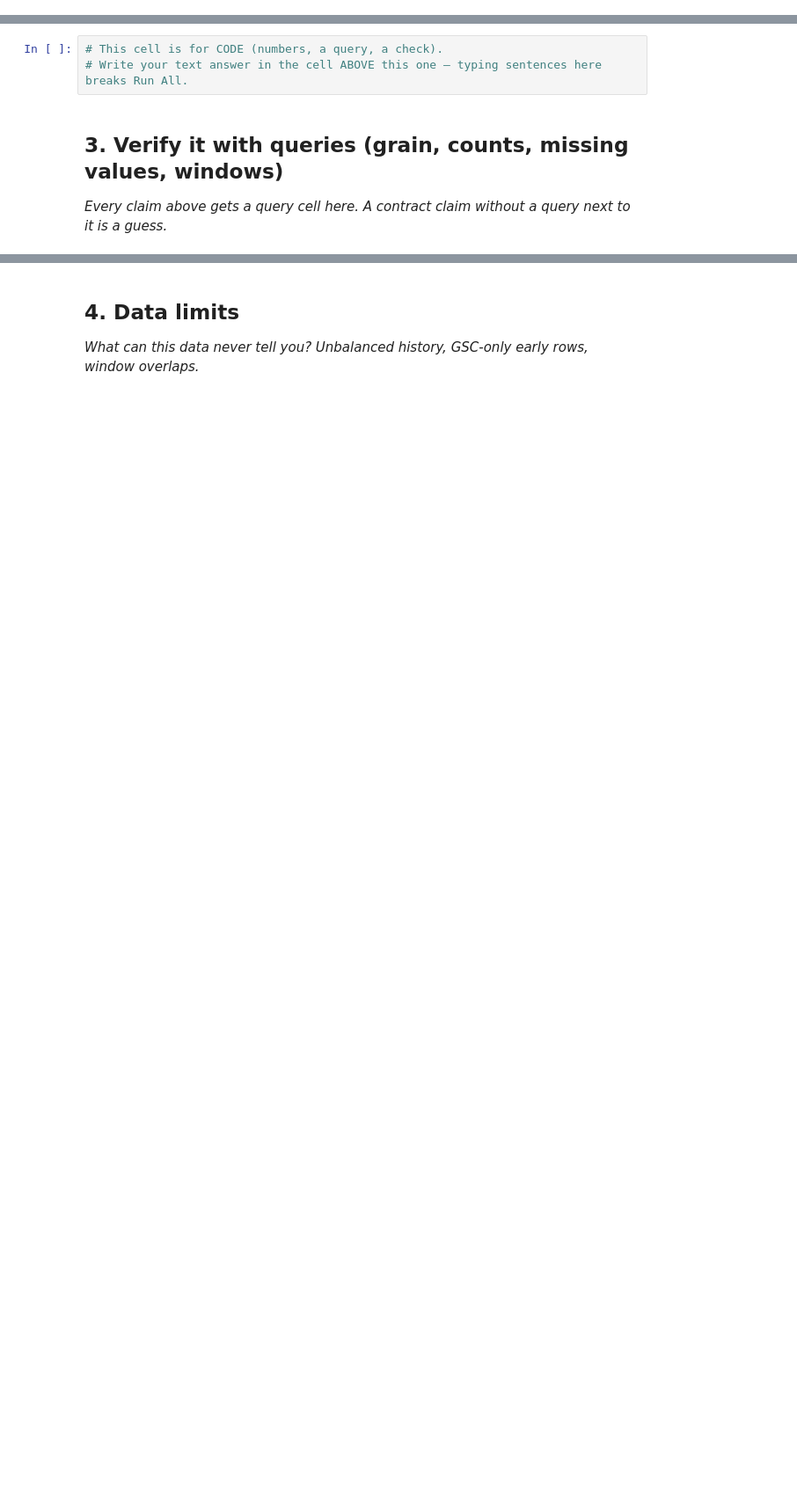
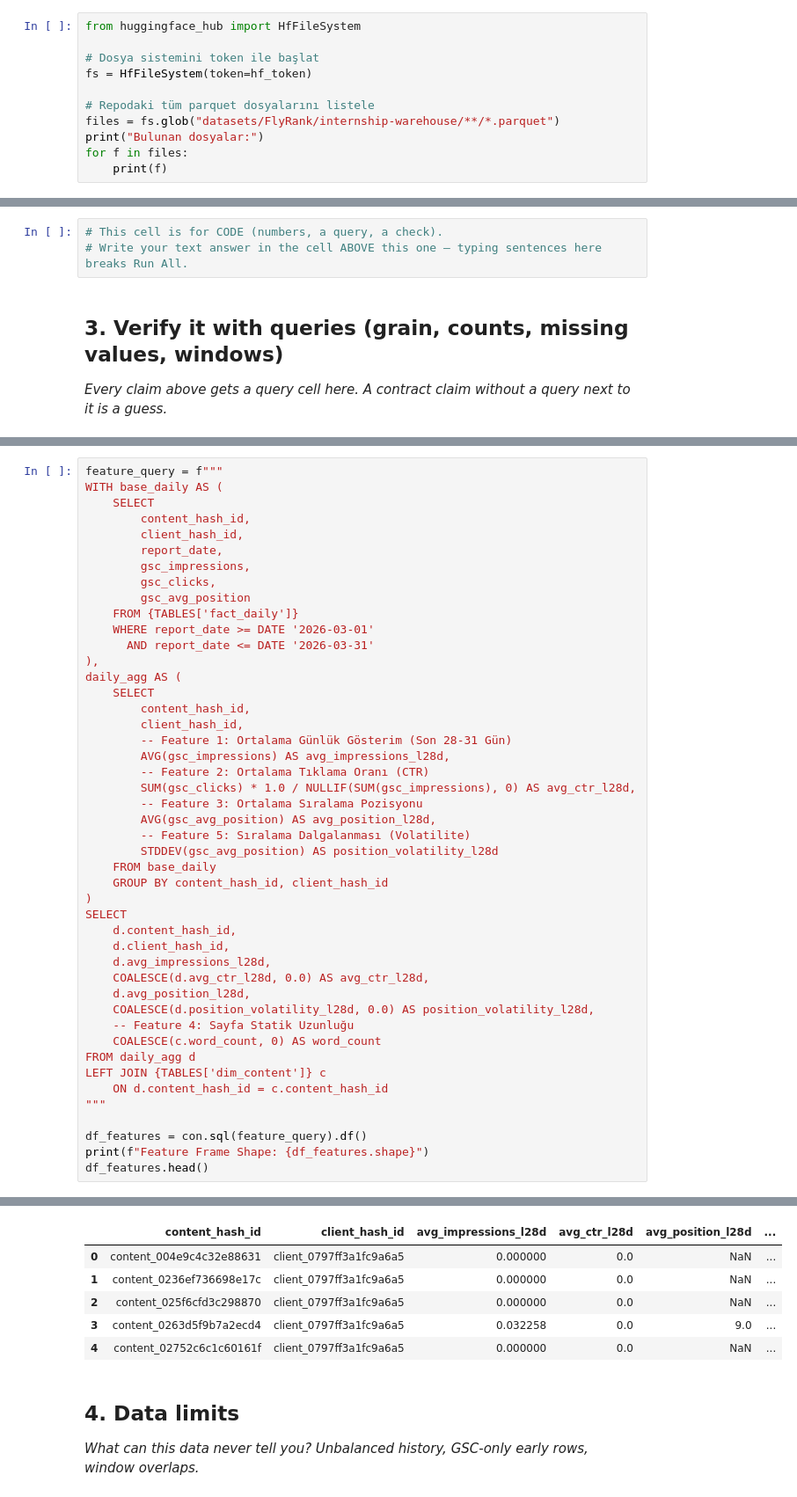
Before and after one commit to busrayildirim0/flyrank-ml-internship, a Jupyter notebook: work/notebooks/w03_data_contract.ipynb, the cells around one changed output, grey strips where cells are left out. Shown at 88% size. Saved outputs shown, nothing was run; the diff lists cells and outputs as text; blank space fills up the shorter version.

```diff
--- a/work/notebooks/w03_data_contract.ipynb
+++ b/work/notebooks/w03_data_contract.ipynb
@@ -19,0 +50,11 @@ This skeleton is yours to fill. Work the sections **in order** — each one has
+# %%
+from huggingface_hub import HfFileSystem
+
+# Dosya sistemini token ile başlat
+fs = HfFileSystem(token=hf_token)
+
+# Repodaki tüm parquet dosyalarını listele
+files = fs.glob("datasets/FlyRank/internship-warehouse/**/*.parquet")
+print("Bulunan dosyalar:")
+for f in files:
+    print(f)
@@ -29,0 +168,47 @@ This skeleton is yours to fill. Work the sections **in order** — each one has
+# %%
+feature_query = f"""
+WITH base_daily AS (
+    SELECT
+        content_hash_id,
+        client_hash_id,
+        report_date,
+        gsc_impressions,
+        gsc_clicks,
+        gsc_avg_position
+    FROM {TABLES['fact_daily']}
+    WHERE report_date >= DATE '2026-03-01'
+      AND report_date <= DATE '2026-03-31'
+),
+daily_agg AS (
+    SELECT
+        content_hash_id,
+        client_hash_id,
+        -- Feature 1: Ortalama Günlük Gösterim (Son 28-31 Gün)
+        AVG(gsc_impressions) AS avg_impressions_l28d,
+        -- Feature 2: Ortalama Tıklama Oranı (CTR)
+        SUM(gsc_clicks) * 1.0 / NULLIF(SUM(gsc_impressions), 0) AS avg_ctr_l28d,
+        -- Feature 3: Ortalama Sıralama Pozisyonu
+        AVG(gsc_avg_position) AS avg_position_l28d,
+        -- Feature 5: Sıralama Dalgalanması (Volatilite)
+        STDDEV(gsc_avg_position) AS position_volatility_l28d
+    FROM base_daily
+    GROUP BY content_hash_id, client_hash_id
+)
+SELECT
+    d.content_hash_id,
+    d.client_hash_id,
+    d.avg_impressions_l28d,
+    COALESCE(d.avg_ctr_l28d, 0.0) AS avg_ctr_l28d,
+    d.avg_position_l28d,
+    COALESCE(d.position_volatility_l28d, 0.0) AS position_volatility_l28d,
+    -- Feature 4: Sayfa Statik Uzunluğu
+    COALESCE(c.word_count, 0) AS word_count
+FROM daily_agg d
+LEFT JOIN {TABLES['dim_content']} c
+    ON d.content_hash_id = c.content_hash_id
+"""
+
+df_features = con.sql(feature_query).df()
+print(f"Feature Frame Shape: {df_features.shape}")
+df_features.head()
+# %% [output]
@@ -30,3 +216,9 @@ This skeleton is yours to fill. Work the sections **in order** — each one has
+|  | content_hash_id | client_hash_id | avg_impressions_l28d | avg_ctr_l28d | avg_position_l28d | ... |
+| 0 | content_004e9c4c32e88631 | client_0797ff3a1fc9a6a5 | 0.000000 | 0.0 | NaN | ... |
+| 1 | content_0236ef736698e17c | client_0797ff3a1fc9a6a5 | 0.000000 | 0.0 | NaN | ... |
+| 2 | content_025f6cfd3c298870 | client_0797ff3a1fc9a6a5 | 0.000000 | 0.0 | NaN | ... |
+| 3 | content_0263d5f9b7a2ecd4 | client_0797ff3a1fc9a6a5 | 0.032258 | 0.0 | 9.0 | ... |
+| 4 | content_02752c6c1c60161f | client_0797ff3a1fc9a6a5 | 0.000000 | 0.0 | NaN | ... |
 # %% [markdown]
 ## 4. Data limits
 
```
Also changed, not shown: parts of 14 cells of this notebook.
